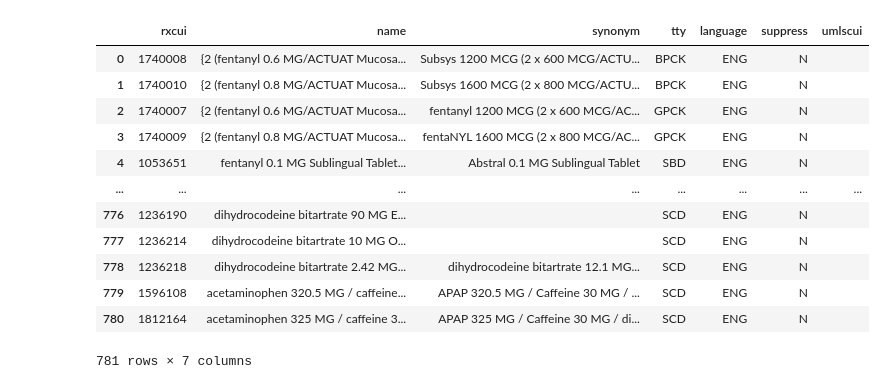
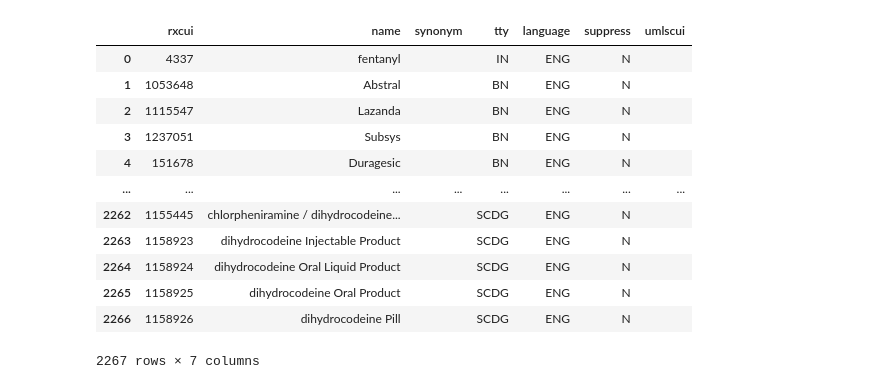
Before and after one commit to danielhmendoza01/Automatic_Code_Sets, a Jupyter notebook: Opioid_Query.ipynb, the cells around one changed output. Drawn from its saved outputs; the diff is of its cells as text; code cells hidden in the pictures.

```diff
--- a/Opioid_Query.ipynb
+++ b/Opioid_Query.ipynb
@@ -11,0 +29,2 @@ df = pd.DataFrame()
+# %%
+df = pd.DataFrame(df.conceptProperties[0])
@@ -11,0 +36,6 @@ df = pd.DataFrame()
+# %%
+def query_self(name_of_drug):
+    rd_df = pd.read_json(base_url+name_of_drug+getRelatedByType)
+    rd_df = pd.DataFrame(rd_df.relatedGroup.conceptGroup)
+    rd_df = pd.DataFrame(rd_df.conceptProperties[0])
+    return rd_df
@@ -13,8 +48,8 @@ df = pd.DataFrame()
 def query_drug(name_of_drug):
     row = 0
     df = pd.DataFrame()
-    rd_df = pd.read_json(base_url+getDrugs+name_of_drug)
-    rd_df = pd.DataFrame(rd_df.drugGroup.conceptGroup)
+    rd_df = pd.read_json(base_url+name_of_drug+getAllRelatedInfo)
+    rd_df = pd.DataFrame(rd_df.allRelatedGroup.conceptGroup)
     while row < rd_df.shape[0]:
         if(pd.isna(rd_df.conceptProperties[row]) is True):
             row+=1
@@ -61,25 +66,43 @@ query_drug('fentanyl')
+# %%
+fentanyl = "4337"
+morphine = "7052"
+buprenorphine = "1819"
+pethidine = "6754"
+isonipecaine = "6754"
+meperidine = "6754"
+dihydromorphinone = "3423"
+hydromorphone = "3423"
+methadone = "6813"
+hydrocodone = "5489"
+tapentadol = "787390"
+oxycodone = "7804"
+oxymorphone = "7814"
+codeine = "2670"
+dihydrocodeine = "23088"
 # %%
 #loop array to get complete list
 df_opioid = pd.DataFrame()
-drugs = ['fentanyl', 'morphine', 'buprenorphine', 'pethidine', 'isonipecaine', 'meperidine', 'dihydromorphinone', 'hydromorphone', 'methadone', 'hydrocodone', 'tapentadol', 'oxycodone', 'oxymorphone', 'codeine', 'dihydrocodeine']
+drugs = [fentanyl, morphine, buprenorphine, pethidine, isonipecaine, meperidine, dihydromorphinone, hydromorphone, methadone, hydrocodone, tapentadol, oxycodone, oxymorphone, codeine, dihydrocodeine]
 for drug in drugs:
+    self_df = query_self(drug)
     merg_df = query_drug(drug)
+    df_opioid = pd.concat([df_opioid, self_df]).drop_duplicates(subset=['rxcui']).reset_index(drop=True)
     df_opioid = pd.concat([df_opioid, merg_df]).drop_duplicates(subset=['rxcui']).reset_index(drop=True)
 df_opioid
 # %% [output]
 |  | rxcui | name | synonym | tty | language | suppress | umlscui |
-| 0 | 1740008 | {2 (fentanyl 0.6 MG/ACTUAT Mucosa... | Subsys 1200 MCG (2 x 600 MCG/ACTU... | BPCK | ENG | N |  |
-| 1 | 1740010 | {2 (fentanyl 0.8 MG/ACTUAT Mucosa... | Subsys 1600 MCG (2 x 800 MCG/ACTU... | BPCK | ENG | N |  |
-| 2 | 1740007 | {2 (fentanyl 0.6 MG/ACTUAT Mucosa... | fentanyl 1200 MCG (2 x 600 MCG/AC... | GPCK | ENG | N |  |
-| 3 | 1740009 | {2 (fentanyl 0.8 MG/ACTUAT Mucosa... | fentaNYL 1600 MCG (2 x 800 MCG/AC... | GPCK | ENG | N |  |
-| 4 | 1053651 | fentanyl 0.1 MG Sublingual Tablet... | Abstral 0.1 MG Sublingual Tablet | SBD | ENG | N |  |
+| 0 | 4337 | fentanyl |  | IN | ENG | N |  |
+| 1 | 1053648 | Abstral |  | BN | ENG | N |  |
+| 2 | 1115547 | Lazanda |  | BN | ENG | N |  |
+| 3 | 1237051 | Subsys |  | BN | ENG | N |  |
+| 4 | 151678 | Duragesic |  | BN | ENG | N |  |
 | ... | ... | ... | ... | ... | ... | ... | ... |
-| 776 | 1236190 | dihydrocodeine bitartrate 90 MG E... |  | SCD | ENG | N |  |
-| 777 | 1236214 | dihydrocodeine bitartrate 10 MG O... |  | SCD | ENG | N |  |
-| 778 | 1236218 | dihydrocodeine bitartrate 2.42 MG... | dihydrocodeine bitartrate 12.1 MG... | SCD | ENG | N |  |
-| 779 | 1596108 | acetaminophen 320.5 MG / caffeine... | APAP 320.5 MG / Caffeine 30 MG / ... | SCD | ENG | N |  |
-| 780 | 1812164 | acetaminophen 325 MG / caffeine 3... | APAP 325 MG / Caffeine 30 MG / di... | SCD | ENG | N |  |
+| 2262 | 1155445 | chlorpheniramine / dihydrocodeine... |  | SCDG | ENG | N |  |
+| 2263 | 1158923 | dihydrocodeine Injectable Product |  | SCDG | ENG | N |  |
+| 2264 | 1158924 | dihydrocodeine Oral Liquid Product |  | SCDG | ENG | N |  |
+| 2265 | 1158925 | dihydrocodeine Oral Product |  | SCDG | ENG | N |  |
+| 2266 | 1158926 | dihydrocodeine Pill |  | SCDG | ENG | N |  |
-781 rows × 7 columns
+2267 rows × 7 columns
 # %%
 #Export
 df_opioid.to_excel(r"C:/Users/Daniel/Documents/opiod_list/opioid_list/New_Complete_Opioids_List.xlsx", index=False)
```
Also changed, not shown: parts of 24 cells of this notebook, 6 other files.
